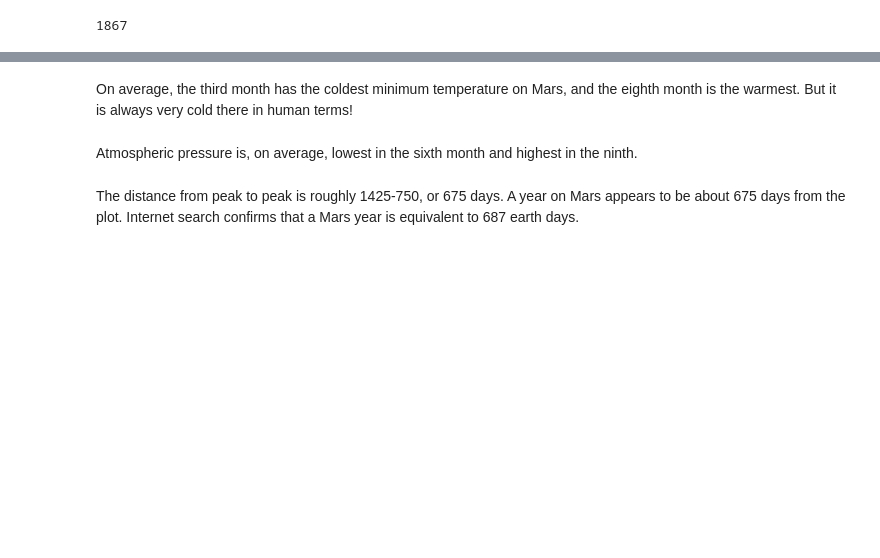
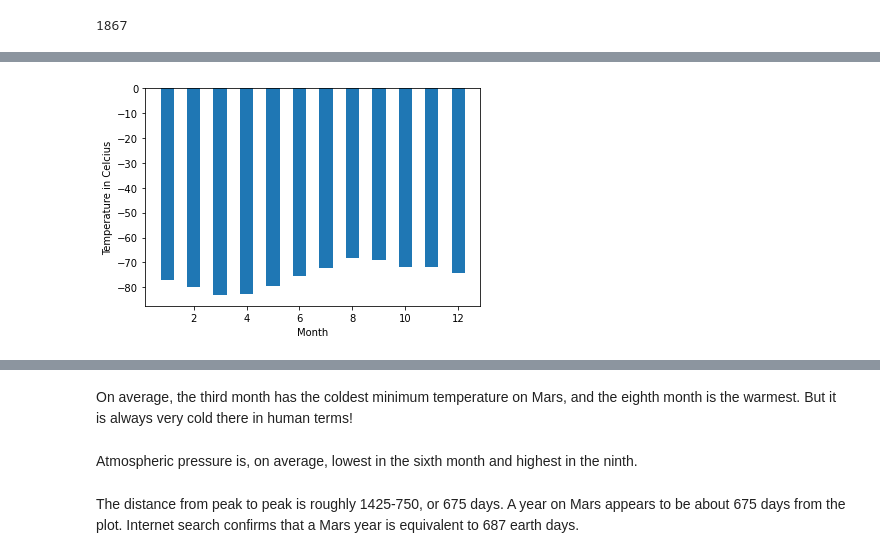
Before and after one commit to RothK215/web-scraping-challenge, a Jupyter notebook: Starter_Code/part_2_mars_weather.ipynb, the cells around one changed output, grey strips where cells are left out. Saved outputs shown, nothing was run; the diff lists cells and outputs as text; code cells hidden in the pictures; blank space fills up the shorter version.

```diff
--- a/Starter_Code/part_2_mars_weather.ipynb
+++ b/Starter_Code/part_2_mars_weather.ipynb
@@ -210,2 +226,18 @@ Name: min_temp, dtype: float64
+# %%
+# Define a function
+def PLT(x, y, xl, yl):
+    data = [3, 4, 2, 5, 1, 6, 12, 7, 11, 10, 9, 8]
+    plt.bar(x, y, width=0.5)
+    plt.xlabel(xl)
+    plt.ylabel(yl)
+    plt.show()
+# %%
+# Plot the average temperature by month
+x = [1, 2, 3, 4, 5, 6, 7, 8, 9, 10, 11, 12]
+y = df['Min_temp'].groupby(df['Month']).mean()
+
+PLT(x, y, xl="Month", yl="Temperature in Celcius")
+# %% [output]
+[figure, added]
 # %%
 # Identify the coldest and hottest months in Curiosity's location
```
Also changed, not shown: parts of 18 cells of this notebook, 1 other file.
